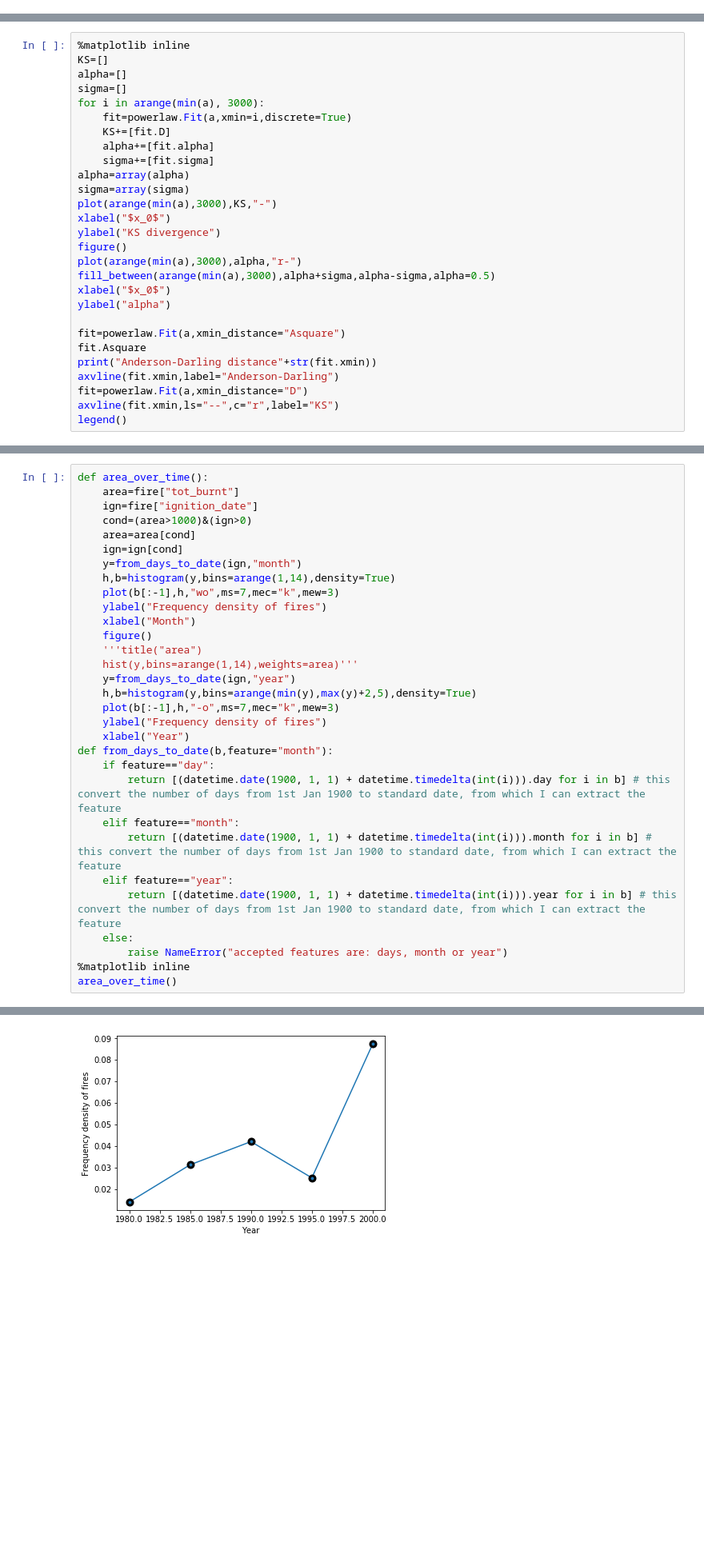
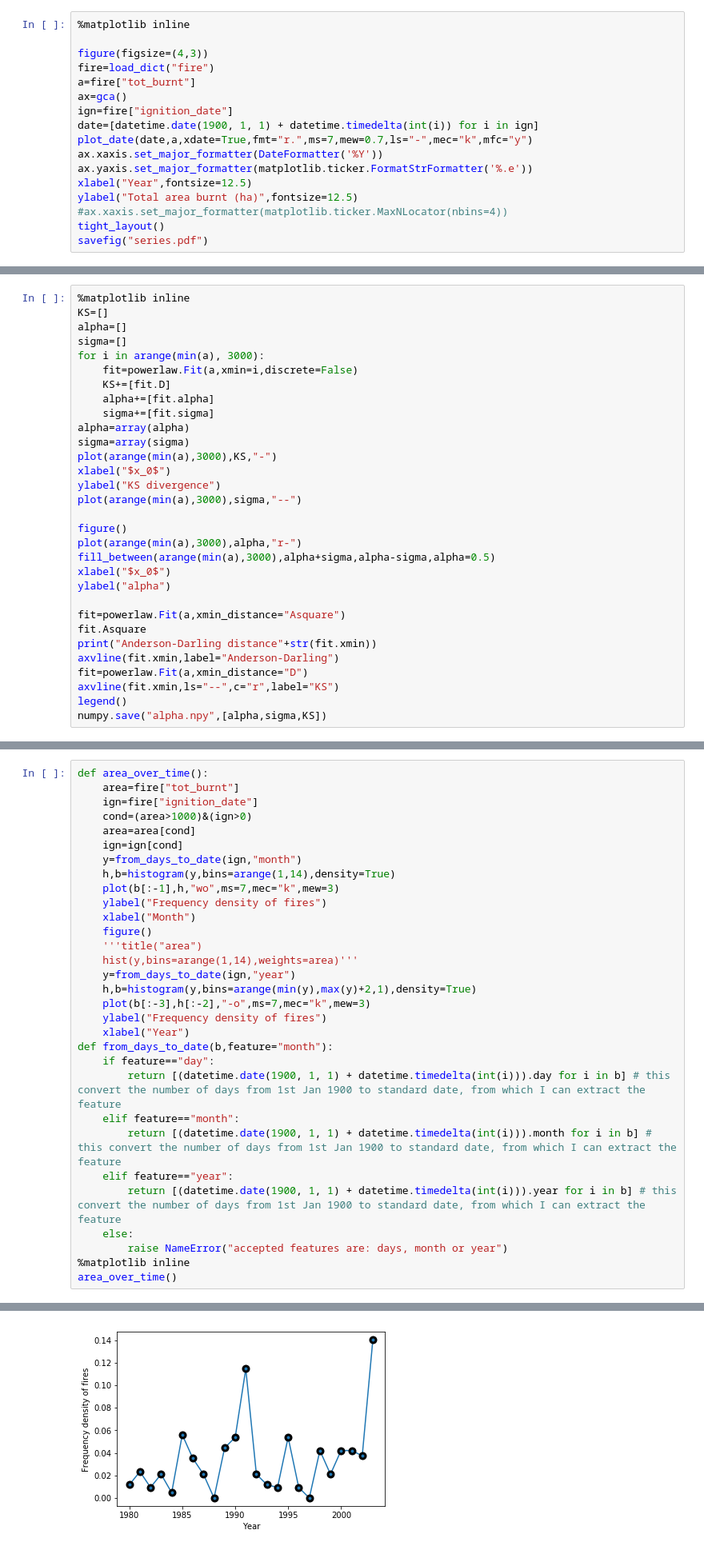
Before and after one commit to g-torr/wildfire, a Jupyter notebook: total_area.ipynb, the cells around one changed output, grey strips where cells are left out. Shown: that part at 80% size. Drawn from its saved outputs; the diff is of its cells as text; blank space fills up the shorter version.

```diff
--- a/total_area.ipynb
+++ b/total_area.ipynb
@@ -27,0 +14,17 @@ Calculating best minimal value for power law fit
+# %%
+%matplotlib inline
+
+figure(figsize=(4,3))
+fire=load_dict("fire")
+a=fire["tot_burnt"]
+ax=gca()
+ign=fire["ignition_date"]
+date=[datetime.date(1900, 1, 1) + datetime.timedelta(int(i)) for i in ign]
+plot_date(date,a,xdate=True,fmt="r.",ms=7,mew=0.7,ls="-",mec="k",mfc="y")
+ax.xaxis.set_major_formatter(DateFormatter('%Y'))
+ax.yaxis.set_major_formatter(matplotlib.ticker.FormatStrFormatter('%.e'))
+xlabel("Year",fontsize=12.5)
+ylabel("Total area burnt (ha)",fontsize=12.5)
+#ax.xaxis.set_major_formatter(matplotlib.ticker.MaxNLocator(nbins=4))
+tight_layout()
+savefig("series.pdf")
@@ -50,7 +88,7 @@ KS=[]
 alpha=[]
 sigma=[]
 for i in arange(min(a), 3000):
-    fit=powerlaw.Fit(a,xmin=i,discrete=True)
+    fit=powerlaw.Fit(a,xmin=i,discrete=False)
     KS+=[fit.D]
     alpha+=[fit.alpha]
     sigma+=[fit.sigma]
@@ -59,6 +97,8 @@ sigma=array(sigma)
 plot(arange(min(a),3000),KS,"-")
 xlabel("$x_0$")
 ylabel("KS divergence")
+plot(arange(min(a),3000),sigma,"--")
+
 figure()
 plot(arange(min(a),3000),alpha,"r-")
 fill_between(arange(min(a),3000),alpha+sigma,alpha-sigma,alpha=0.5)
@@ -72,6 +112,7 @@ axvline(fit.xmin,label="Anderson-Darling")
 fit=powerlaw.Fit(a,xmin_distance="D")
 axvline(fit.xmin,ls="--",c="r",label="KS")
 legend()
+numpy.save("alpha.npy",[alpha,sigma,KS])
 # %% [output]
 Calculating best minimal value for power law fit
 Anderson-Darling distance1170.0
@@ -83,33 +129,33 @@ Calculating best minimal value for power law fit
 def area_over_time():
     area=fire["tot_burnt"]
     ign=fire["ignition_date"]
     cond=(area>1000)&(ign>0)
     area=area[cond]
     ign=ign[cond]
     y=from_days_to_date(ign,"month")
     h,b=histogram(y,bins=arange(1,14),density=True)
     plot(b[:-1],h,"wo",ms=7,mec="k",mew=3)
     ylabel("Frequency density of fires")
     xlabel("Month")
     figure()
     '''title("area")
     hist(y,bins=arange(1,14),weights=area)'''
     y=from_days_to_date(ign,"year")
-    h,b=histogram(y,bins=arange(min(y),max(y)+2,5),density=True)
-    plot(b[:-1],h,"-o",ms=7,mec="k",mew=3)
+    h,b=histogram(y,bins=arange(min(y),max(y)+2,1),density=True)
+    plot(b[:-3],h[:-2],"-o",ms=7,mec="k",mew=3)
     ylabel("Frequency density of fires")
     xlabel("Year")
 def from_days_to_date(b,feature="month"):
     if feature=="day":
         return [(datetime.date(1900, 1, 1) + datetime.timedelta(int(i))).day for i in b] # this convert the number of days from 1st Jan 1900 to standard date, from which I can extract the feature
     elif feature=="month":
         return [(datetime.date(1900, 1, 1) + datetime.timedelta(int(i))).month for i in b] # this convert the number of days from 1st Jan 1900 to standard date, from which I can extract the feature
     elif feature=="year":
         return [(datetime.date(1900, 1, 1) + datetime.timedelta(int(i))).year for i in b] # this convert the number of days from 1st Jan 1900 to standard date, from which I can extract the feature
     else:
         raise NameError("accepted features are: days, month or year")
 %matplotlib inline
 area_over_time()
 # %% [output]
 [figure]
-[figure, old version]
+[figure, new version]
```
Also changed, not shown: parts of 22 cells of this notebook, 7 other files.
